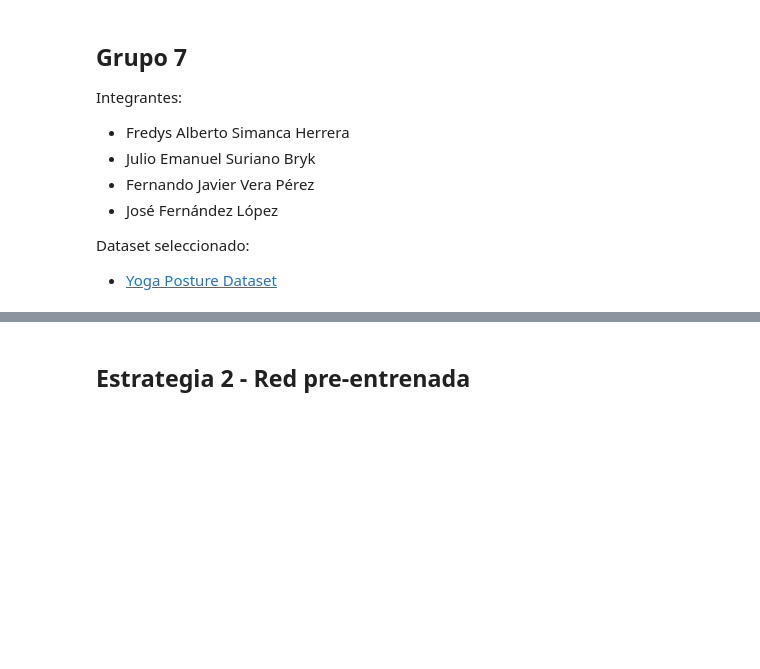
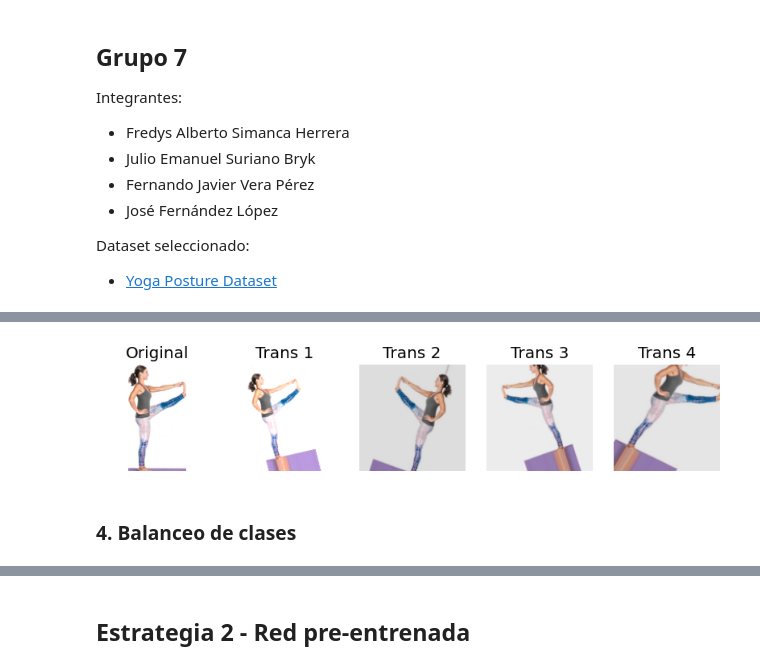
Before and after one commit to EmaSuriano/deep-learning-group-7, a Jupyter notebook: final.ipynb, the cells around one changed output, grey strips where cells are left out. Drawn from its saved outputs; the diff is of its cells as text; code cells hidden in the pictures; blank space fills up the shorter version.

```diff
--- a/final.ipynb
+++ b/final.ipynb
@@ -13,0 +199,40 @@ Dataset seleccionado:
+# %%
+datagen = K.preprocessing.image.ImageDataGenerator(
+    rescale=1.0 / 255.0,
+    validation_split=0.2,
+    rotation_range=30,
+    width_shift_range=0.1,
+    height_shift_range=0.1,
+    shear_range=0.1,
+    zoom_range=0.2,
+    horizontal_flip=True,
+    fill_mode="nearest",
+    brightness_range=(0.8, 1.2),
+)
+# %%
+# Obtención random de una imagen del DS
+sample = random.randint(0, len(X))
+img_orig = X[sample]
+
+fig = plt.figure(figsize=(16, 10))
+
+# Mostrar imagen original
+fig.add_subplot(4, 8, 1)
+plt.imshow(img_orig)
+plt.title("Original")
+plt.axis("off")
+
+# Mostrar transformaciones de las imagenes
+for n in range(4):
+    fig.add_subplot(4, 8, n + 2)
+    # generamos nueva imagen usando el DataGenerator
+    img = datagen.random_transform(img_orig)
+    plt.imshow(img.astype(np.uint8))
+    plt.title(f"Trans {n + 1}")
+    plt.axis("off")
+
+plt.show()
+# %% [output]
+[figure, added]
+# %% [markdown]
+### 4. Balanceo de clases
```
Also changed, not shown: parts of 55 cells of this notebook, 1 other file.
